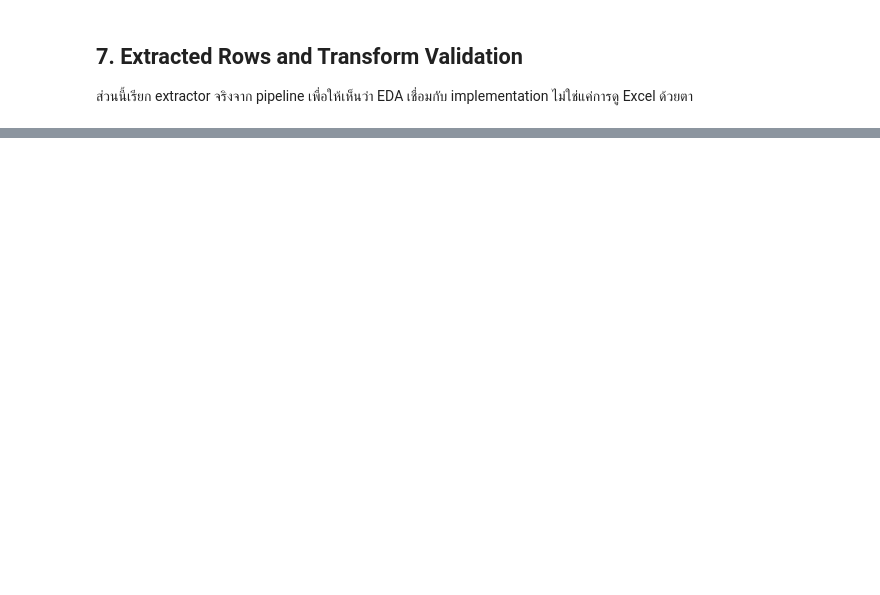
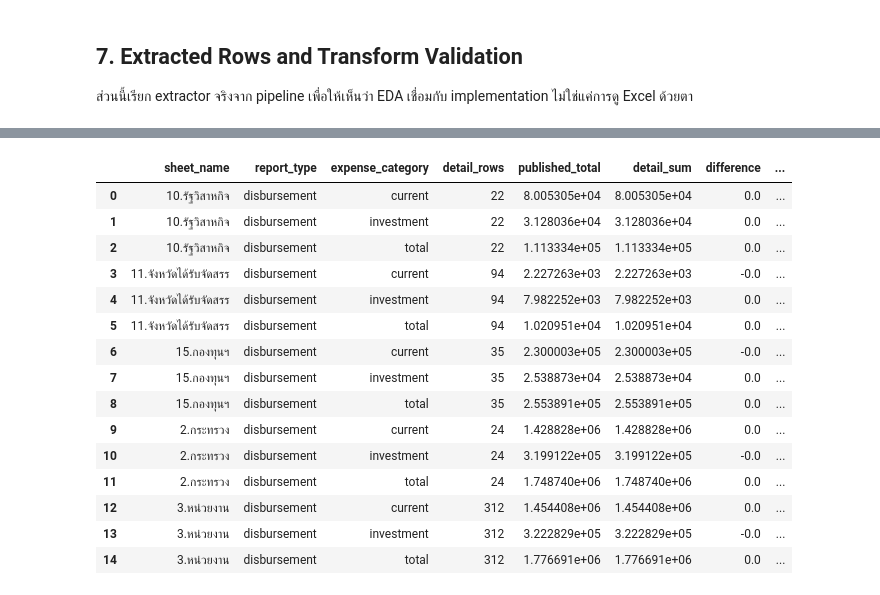
Before and after one commit to Palapluem/isap-dataengineer-2026, a Jupyter notebook: notebooks/01_eda_data_profiling.ipynb, the cells around one changed output, grey strips where cells are left out. Saved outputs shown, nothing was run; the diff lists cells and outputs as text; code cells hidden in the pictures; blank space fills up the shorter version.

Commit message:
Deepen EDA and publish assignment PDF

```diff
--- a/notebooks/01_eda_data_profiling.ipynb
+++ b/notebooks/01_eda_data_profiling.ipynb
@@ -566,0 +711,72 @@ plt.show()
+# %%
+def build_reconciliation(frame: pd.DataFrame, measure: str) -> pd.DataFrame:
+    rows = []
+    group_cols = ["sheet_name", "report_type", "expense_category"]
+    for group_key, group in frame[frame[measure].notna()].groupby(group_cols):
+        published_rows = group[group["entity_type"] == "total"]
+        detail_rows = group[group["entity_type"] != "total"]
+        if len(published_rows) != 1 or detail_rows.empty:
+            continue
+        published_total = float(published_rows[measure].iloc[0])
+        detail_sum = float(detail_rows[measure].sum())
+        difference = detail_sum - published_total
+        tolerance = max(0.01, abs(published_total) * 1e-6)
+        rows.append(
+            {
+                "sheet_name": group_key[0],
+                "report_type": group_key[1],
+                "expense_category": group_key[2],
+                "detail_rows": len(detail_rows),
+                "published_total": published_total,
+                "detail_sum": detail_sum,
+                "difference": difference,
+                "within_tolerance": abs(difference) <= tolerance,
+            }
+        )
+    return pd.DataFrame(rows)
+
+cgd_reconciliation = build_reconciliation(
+    cgd_extract.budget_execution, "disbursement_million_baht"
+)
+print(
+    "CGD reconciliation groups within tolerance:",
+    f"{int(cgd_reconciliation['within_tolerance'].sum())}/{len(cgd_reconciliation)}",
+)
+display(
+    cgd_reconciliation.assign(
+        published_total=lambda frame: frame["published_total"].round(4),
+        detail_sum=lambda frame: frame["detail_sum"].round(4),
+        difference=lambda frame: frame["difference"].round(6),
+    ).sort_values(["sheet_name", "expense_category"])
+)
+
+def normalized_names(series: pd.Series) -> set[str]:
+    return set(
+        series.dropna()
+        .astype(str)
+        .str.lower()
+        .str.replace(r"\s+", "", regex=True)
+        .loc[lambda values: values.ne("")]
+    )
+
+ocsc_names = normalized_names(ocsc_workforce["agency_name"])
+cgd_names = normalized_names(cgd_extract.budget_execution["entity_name"])
+exact_matches = ocsc_names & cgd_names
+cross_source_coverage = pd.DataFrame(
+    [
+        {
+            "source": "OCSC",
+            "distinct_normalized_names": len(ocsc_names),
+            "exact_matches": len(exact_matches),
+            "coverage_pct": round(100 * len(exact_matches) / len(ocsc_names), 1),
+        },
+        {
+            "source": "CGD",
+            "distinct_normalized_names": len(cgd_names),
+            "exact_matches": len(exact_matches),
+            "coverage_pct": round(100 * len(exact_matches) / len(cgd_names), 1),
+        },
+    ]
+)
+display(cross_source_coverage)
+# %% [output]
@@ -566,0 +784,16 @@ plt.show()
+|  | sheet_name | report_type | expense_category | detail_rows | published_total | detail_sum | difference | ... |
+| 0 | 10.รัฐวิสาหกิจ | disbursement | current | 22 | 8.005305e+04 | 8.005305e+04 | 0.0 | ... |
+| 1 | 10.รัฐวิสาหกิจ | disbursement | investment | 22 | 3.128036e+04 | 3.128036e+04 | 0.0 | ... |
+| 2 | 10.รัฐวิสาหกิจ | disbursement | total | 22 | 1.113334e+05 | 1.113334e+05 | 0.0 | ... |
+| 3 | 11.จังหวัดได้รับจัดสรร | disbursement | current | 94 | 2.227263e+03 | 2.227263e+03 | -0.0 | ... |
+| 4 | 11.จังหวัดได้รับจัดสรร | disbursement | investment | 94 | 7.982252e+03 | 7.982252e+03 | 0.0 | ... |
+| 5 | 11.จังหวัดได้รับจัดสรร | disbursement | total | 94 | 1.020951e+04 | 1.020951e+04 | 0.0 | ... |
+| 6 | 15.กองทุนฯ | disbursement | current | 35 | 2.300003e+05 | 2.300003e+05 | -0.0 | ... |
+| 7 | 15.กองทุนฯ | disbursement | investment | 35 | 2.538873e+04 | 2.538873e+04 | 0.0 | ... |
+| 8 | 15.กองทุนฯ | disbursement | total | 35 | 2.553891e+05 | 2.553891e+05 | 0.0 | ... |
+| 9 | 2.กระทรวง | disbursement | current | 24 | 1.428828e+06 | 1.428828e+06 | 0.0 | ... |
+| 10 | 2.กระทรวง | disbursement | investment | 24 | 3.199122e+05 | 3.199122e+05 | -0.0 | ... |
+| 11 | 2.กระทรวง | disbursement | total | 24 | 1.748740e+06 | 1.748740e+06 | 0.0 | ... |
+| 12 | 3.หน่วยงาน | disbursement | current | 312 | 1.454408e+06 | 1.454408e+06 | 0.0 | ... |
+| 13 | 3.หน่วยงาน | disbursement | investment | 312 | 3.222829e+05 | 3.222829e+05 | -0.0 | ... |
+| 14 | 3.หน่วยงาน | disbursement | total | 312 | 1.776691e+06 | 1.776691e+06 | 0.0 | ... |
```
Also changed, not shown: parts of 16 cells of this notebook, 22 other files.
